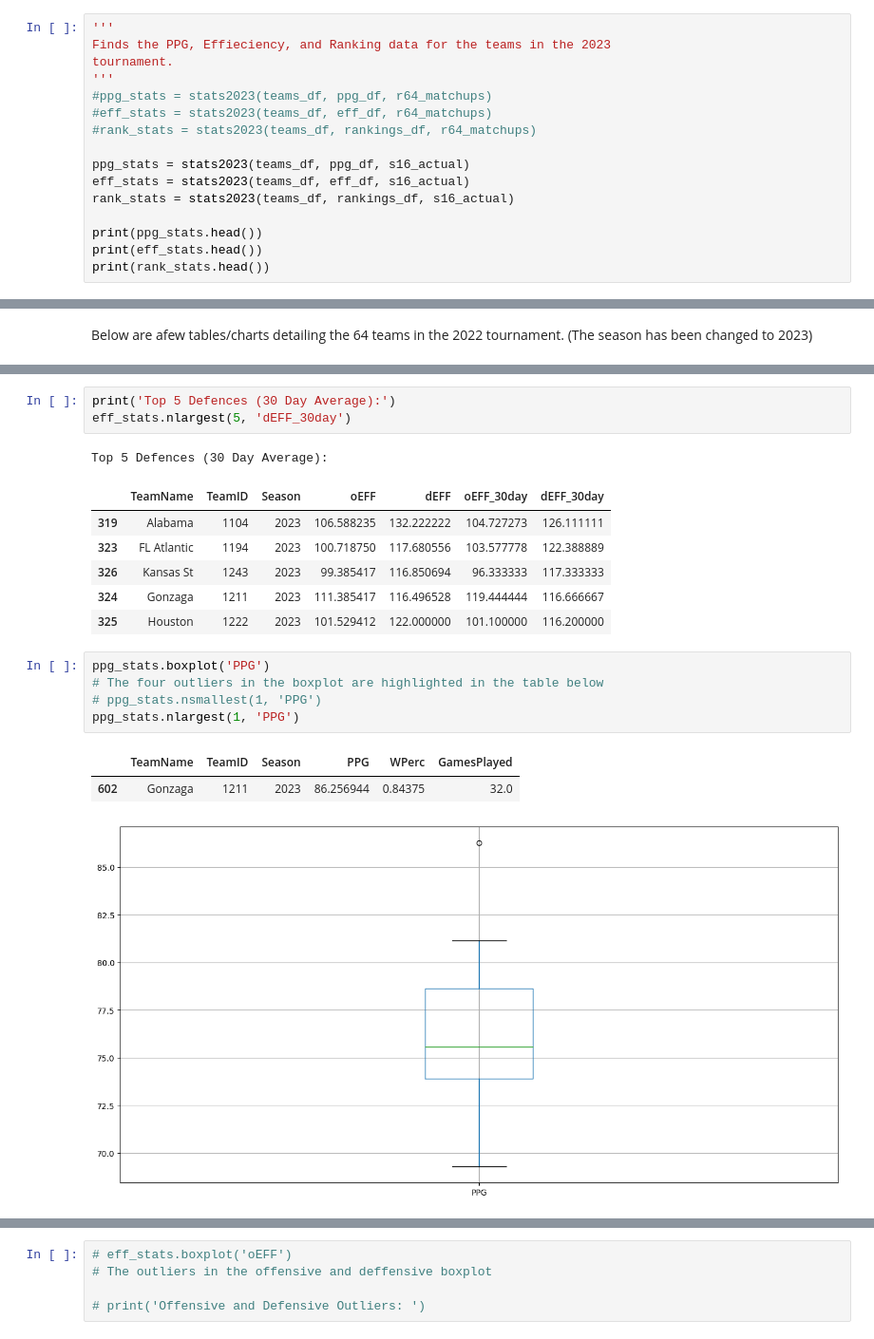
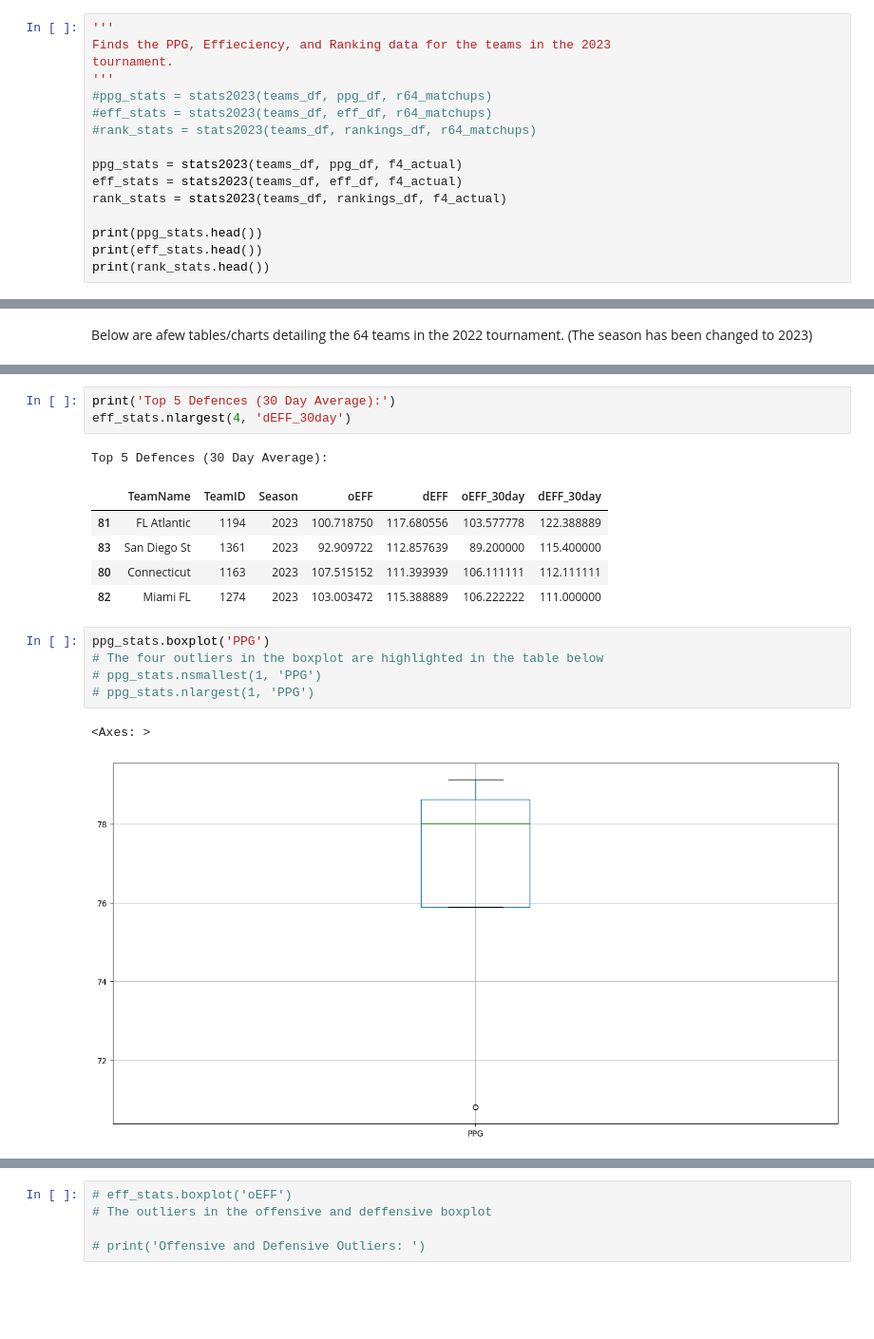
Before and after one commit to ZChipman/Predicting_March_Madness, a Jupyter notebook: 2022 March Maddness Prediction.ipynb, the cells around one changed output, grey strips where cells are left out. Shown at 95% size. Saved outputs shown, nothing was run; the diff lists cells and outputs as text; blank space fills up the shorter version.

Commit message:
Final Four Visualizations/Predictions

```diff
--- a/2022 March Maddness Prediction.ipynb
+++ b/2022 March Maddness Prediction.ipynb
@@ -666,9 +669,9 @@ tournament.
 #eff_stats = stats2023(teams_df, eff_df, r64_matchups)
 #rank_stats = stats2023(teams_df, rankings_df, r64_matchups)
 
-ppg_stats = stats2023(teams_df, ppg_df, s16_actual)
-eff_stats = stats2023(teams_df, eff_df, s16_actual)
-rank_stats = stats2023(teams_df, rankings_df, s16_actual)
+ppg_stats = stats2023(teams_df, ppg_df, f4_actual)
+eff_stats = stats2023(teams_df, eff_df, f4_actual)
+rank_stats = stats2023(teams_df, rankings_df, f4_actual)
 
 print(ppg_stats.head())
 print(eff_stats.head())
@@ -731,23 +731,21 @@ Top 5 Offenses (30 Day Average):
 # %%
 print('Top 5 Defences (30 Day Average):')
-eff_stats.nlargest(5, 'dEFF_30day')
+eff_stats.nlargest(4, 'dEFF_30day')
 # %% [output]
 Top 5 Defences (30 Day Average):
 |  | TeamName | TeamID | Season | oEFF | dEFF | oEFF_30day | dEFF_30day |
-| 319 | Alabama | 1104 | 2023 | 106.588235 | 132.222222 | 104.727273 | 126.111111 |
-| 323 | FL Atlantic | 1194 | 2023 | 100.718750 | 117.680556 | 103.577778 | 122.388889 |
-| 326 | Kansas St | 1243 | 2023 | 99.385417 | 116.850694 | 96.333333 | 117.333333 |
-| 324 | Gonzaga | 1211 | 2023 | 111.385417 | 116.496528 | 119.444444 | 116.666667 |
-| 325 | Houston | 1222 | 2023 | 101.529412 | 122.000000 | 101.100000 | 116.200000 |
+| 81 | FL Atlantic | 1194 | 2023 | 100.718750 | 117.680556 | 103.577778 | 122.388889 |
+| 83 | San Diego St | 1361 | 2023 | 92.909722 | 112.857639 | 89.200000 | 115.400000 |
+| 80 | Connecticut | 1163 | 2023 | 107.515152 | 111.393939 | 106.111111 | 112.111111 |
+| 82 | Miami FL | 1274 | 2023 | 103.003472 | 115.388889 | 106.222222 | 111.000000 |
 # %%
 ppg_stats.boxplot('PPG')
 # The four outliers in the boxplot are highlighted in the table below
 # ppg_stats.nsmallest(1, 'PPG')
-ppg_stats.nlargest(1, 'PPG')
+# ppg_stats.nlargest(1, 'PPG')
 # %% [output]
-|  | TeamName | TeamID | Season | PPG | WPerc | GamesPlayed |
-| 602 | Gonzaga | 1211 | 2023 | 86.256944 | 0.84375 | 32.0 |
+<Axes: >
-[figure, old version]
+[figure, new version]
 # %%
 plt.rcParams['figure.figsize'] = [16, 8]
 eff_stats[['oEFF', 'dEFF', 'oEFF_30day', 'dEFF_30day']].plot(kind='box',
```
Also changed, not shown: parts of 35 cells of this notebook.
